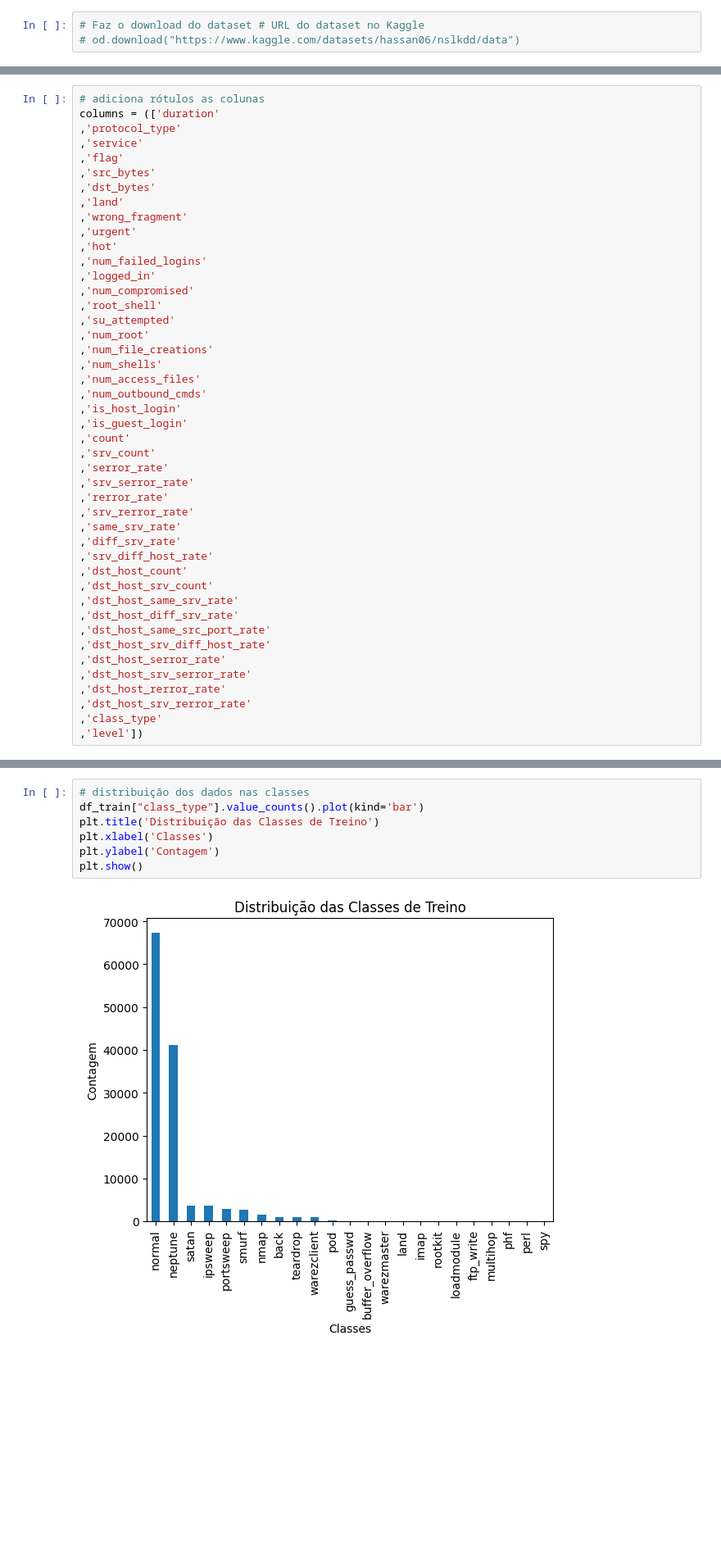
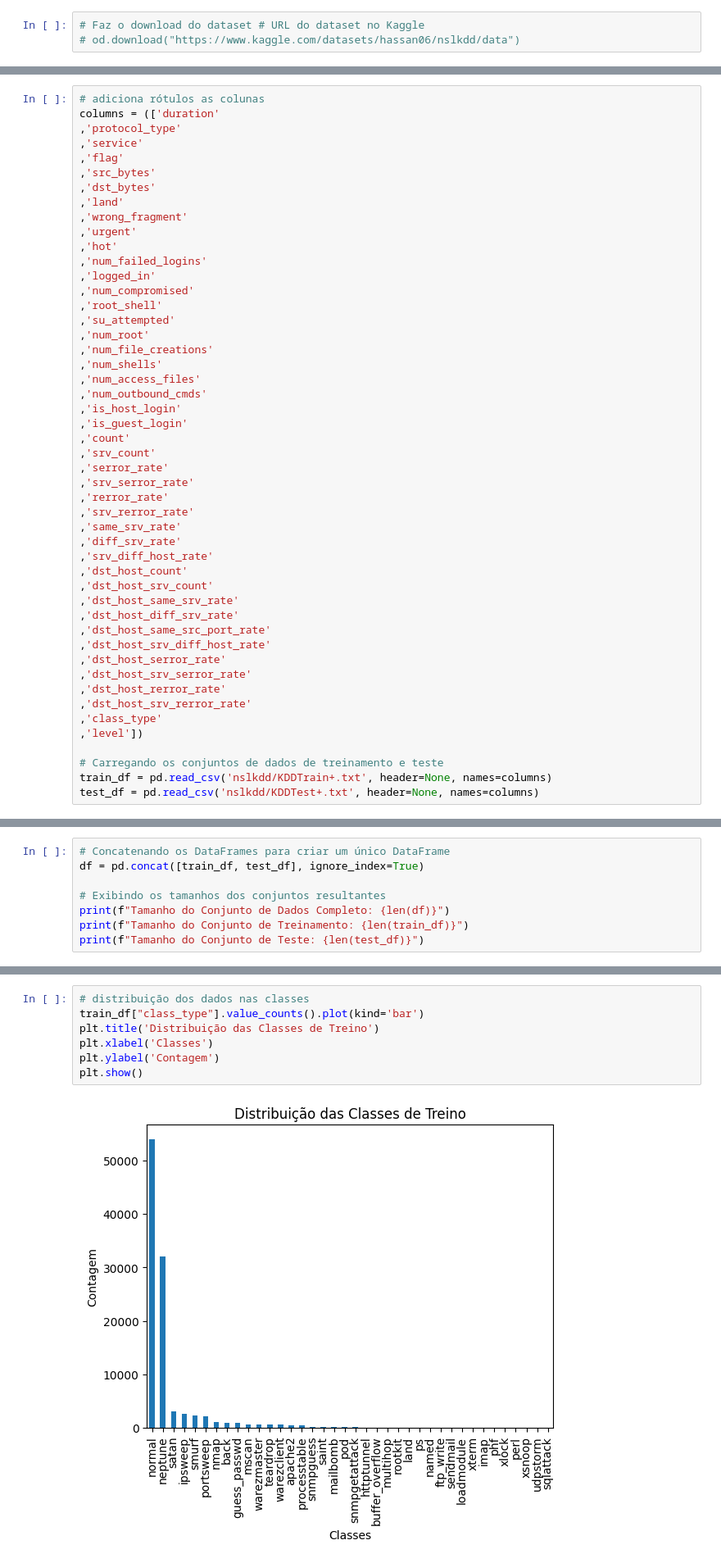
Before and after one commit to heloisebastos/NSL-KDD-Deteccao-Anomalias-Redes-Computadores, a Jupyter notebook: main.ipynb, the cells around one changed output, grey strips where cells are left out. Shown: that part at 82% size. Cells and saved outputs as stored; diff of their text form; blank space fills up the shorter version.

```diff
--- a/main.ipynb
+++ b/main.ipynb
@@ -109,3 +125,7 @@ columns = (['duration'
 ,'dst_host_srv_rerror_rate'
 ,'class_type'
 ,'level'])
+
+# Carregando os conjuntos de dados de treinamento e teste
+train_df = pd.read_csv('nslkdd/KDDTrain+.txt', header=None, names=columns)
+test_df = pd.read_csv('nslkdd/KDDTest+.txt', header=None, names=columns)
@@ -129,0 +132,8 @@ Tamanho do Conjunto de Teste: 37792
+# %%
+# Concatenando os DataFrames para criar um único DataFrame
+df = pd.concat([train_df, test_df], ignore_index=True)
+
+# Exibindo os tamanhos dos conjuntos resultantes
+print(f"Tamanho do Conjunto de Dados Completo: {len(df)}")
+print(f"Tamanho do Conjunto de Treinamento: {len(train_df)}")
+print(f"Tamanho do Conjunto de Teste: {len(test_df)}")
@@ -267,11 +308,11 @@ Name: count, dtype: int64
 # %%
 # distribuição dos dados nas classes
-df_train["class_type"].value_counts().plot(kind='bar')
+train_df["class_type"].value_counts().plot(kind='bar')
 plt.title('Distribuição das Classes de Treino')
 plt.xlabel('Classes')
 plt.ylabel('Contagem')
 plt.show()
 # %% [output]
-[figure, old version]
+[figure, new version]
 # %%
 # distribuição dos dados nas classes
```
Also changed, not shown: parts of 23 cells of this notebook.
